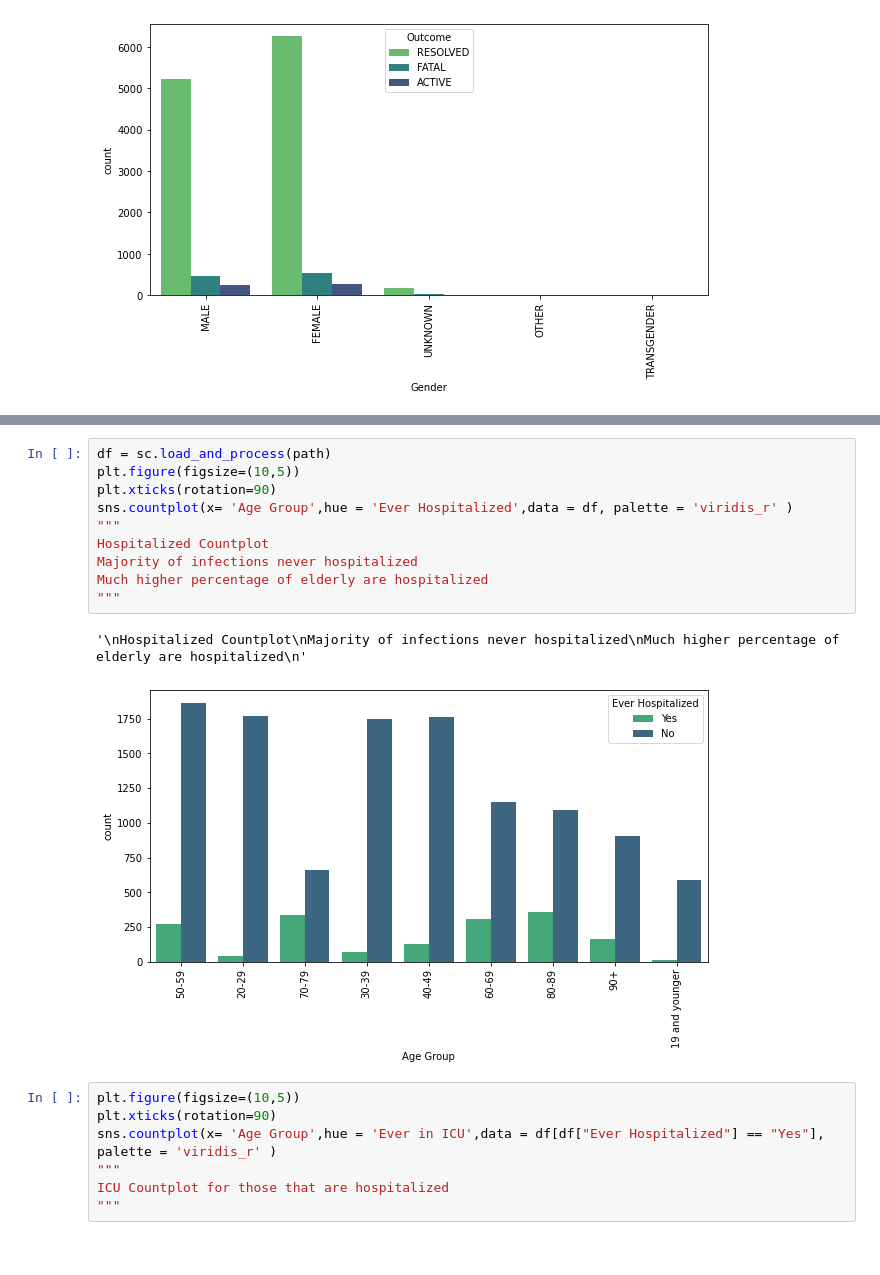
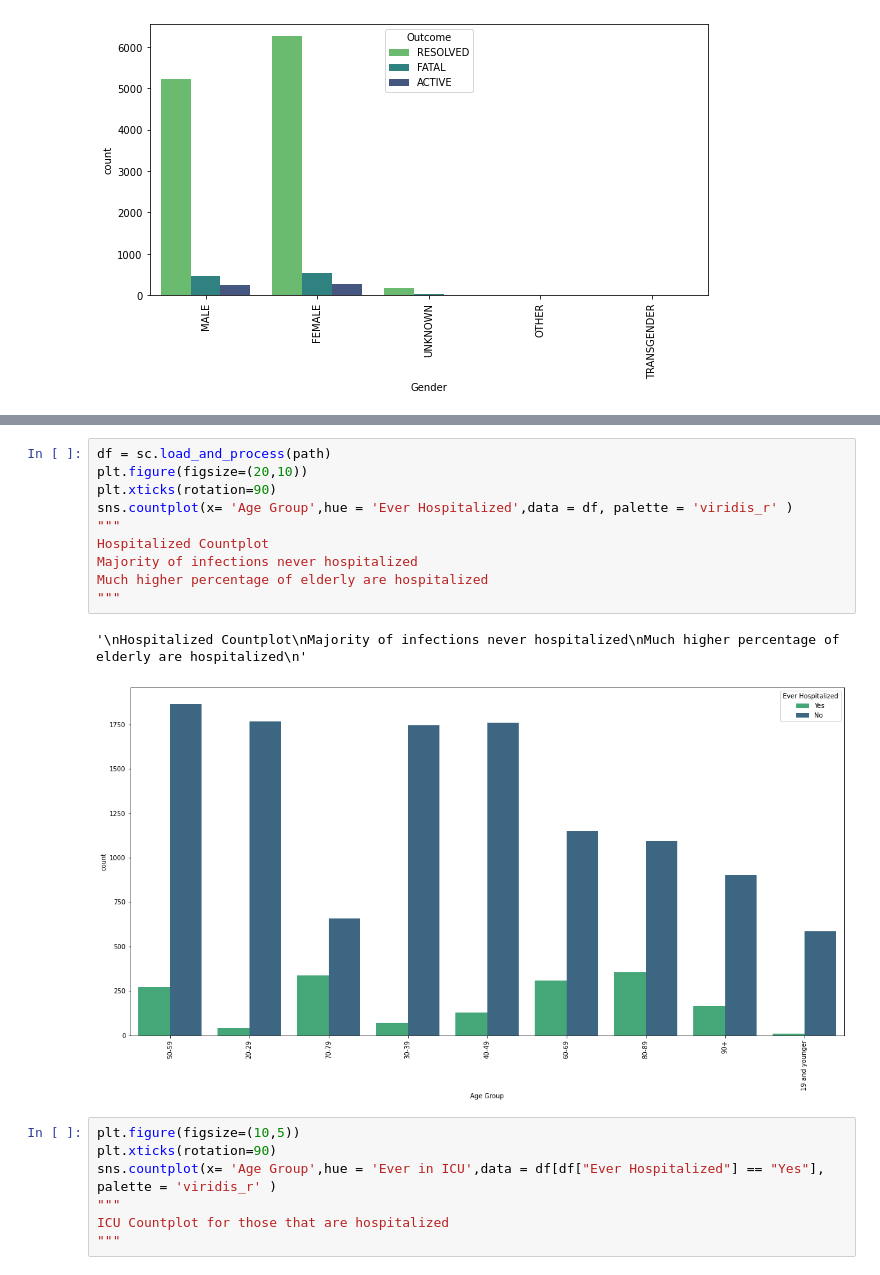
Before and after one commit to data301-2020-winter1/course-project-group_6022, a Jupyter notebook: analysis/Jonathan/milestone3.ipynb, the cells around one changed output, grey strips where cells are left out. Saved outputs shown, nothing was run; the diff lists cells and outputs as text.

```diff
--- a/analysis/Jonathan/milestone3.ipynb
+++ b/analysis/Jonathan/milestone3.ipynb
@@ -89,16 +89,16 @@ Massive percentage of 19> people are not confirmed cases
 # %%
 df = sc.load_and_process(path)
-plt.figure(figsize=(10,5))
+plt.figure(figsize=(20,10))
 plt.xticks(rotation=90)
 sns.countplot(x= 'Age Group',hue = 'Ever Hospitalized',data = df, palette = 'viridis_r' )
 """
 Hospitalized Countplot
 Majority of infections never hospitalized
 Much higher percentage of elderly are hospitalized
 """
 # %% [output]
 '\nHospitalized Countplot\nMajority of infections never hospitalized\nMuch higher percentage of elderly are hospitalized\n'
-[figure, old version]
+[figure, new version]
 # %%
 plt.figure(figsize=(10,5))
 plt.xticks(rotation=90)
```
Also changed, not shown: parts of 1 cell of this notebook, 2 other files.
